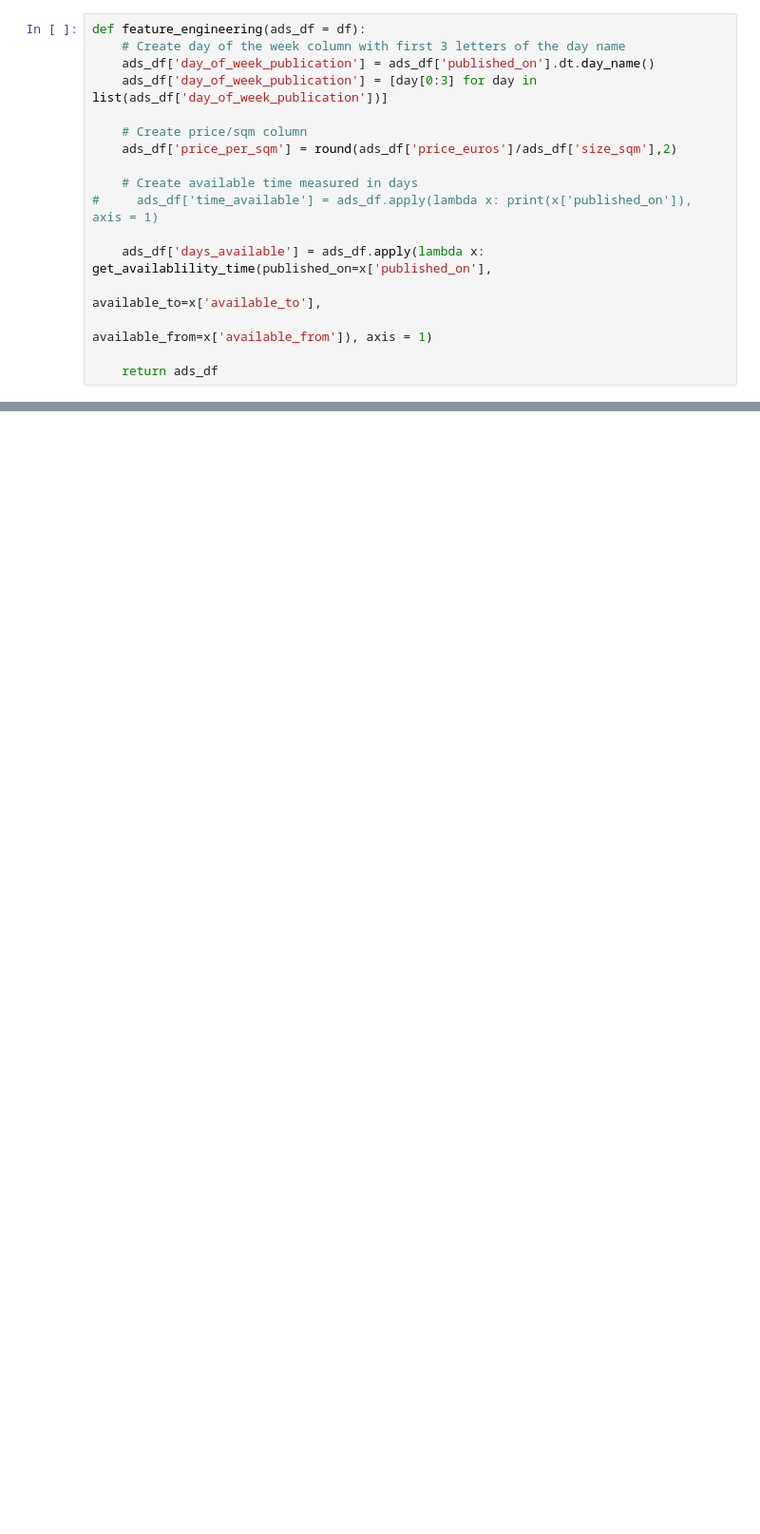
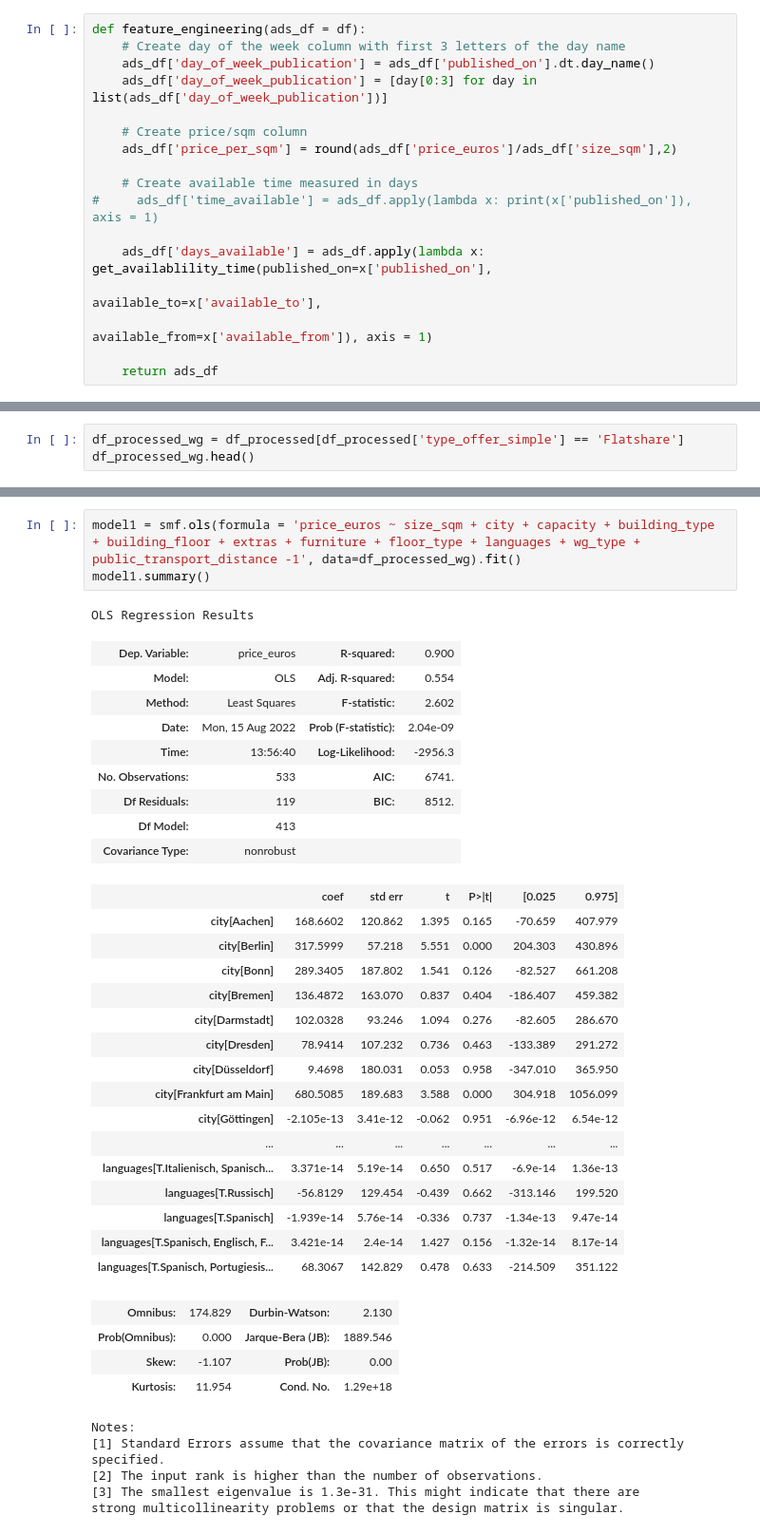
Before and after one commit to chvieira2/housing_crawler, a Jupyter notebook: notebooks/ads_table_cleaning.ipynb, the cells around one changed output, grey strips where cells are left out. Shown: that part at 95% size. Saved outputs shown, nothing was run; the diff lists cells and outputs as text; blank space fills up the shorter version.

```diff
--- a/notebooks/ads_table_cleaning.ipynb
+++ b/notebooks/ads_table_cleaning.ipynb
@@ -263,0 +312,3 @@ Name: wg_possible, dtype: int64
+# %%
+df_processed_wg = df_processed[df_processed['type_offer_simple'] == 'Flatshare']
+df_processed_wg.head()
@@ -263,0 +323,39 @@ Name: wg_possible, dtype: int64
+# %%
+model1 = smf.ols(formula = 'price_euros ~ size_sqm + city + capacity + building_type + building_floor + extras + furniture + floor_type + languages + wg_type + public_transport_distance -1', data=df_processed_wg).fit()
+model1.summary()
+# %% [output]
+OLS Regression Results
+| Dep. Variable: | price_euros | R-squared: | 0.900 |
+| Model: | OLS | Adj. R-squared: | 0.554 |
+| Method: | Least Squares | F-statistic: | 2.602 |
+| Date: | Mon, 15 Aug 2022 | Prob (F-statistic): | 2.04e-09 |
+| Time: | 13:56:40 | Log-Likelihood: | -2956.3 |
+| No. Observations: | 533 | AIC: | 6741. |
+| Df Residuals: | 119 | BIC: | 8512. |
+| Df Model: | 413 |  |  |
+| Covariance Type: | nonrobust |  |  |
+|  | coef | std err | t | P>|t| | [0.025 | 0.975] |
+| city[Aachen] | 168.6602 | 120.862 | 1.395 | 0.165 | -70.659 | 407.979 |
+| city[Berlin] | 317.5999 | 57.218 | 5.551 | 0.000 | 204.303 | 430.896 |
+| city[Bonn] | 289.3405 | 187.802 | 1.541 | 0.126 | -82.527 | 661.208 |
+| city[Bremen] | 136.4872 | 163.070 | 0.837 | 0.404 | -186.407 | 459.382 |
+| city[Darmstadt] | 102.0328 | 93.246 | 1.094 | 0.276 | -82.605 | 286.670 |
+| city[Dresden] | 78.9414 | 107.232 | 0.736 | 0.463 | -133.389 | 291.272 |
+| city[Düsseldorf] | 9.4698 | 180.031 | 0.053 | 0.958 | -347.010 | 365.950 |
+| city[Frankfurt am Main] | 680.5085 | 189.683 | 3.588 | 0.000 | 304.918 | 1056.099 |
+| city[Göttingen] | -2.105e-13 | 3.41e-12 | -0.062 | 0.951 | -6.96e-12 | 6.54e-12 |
+| ... | ... | ... | ... | ... | ... | ... |
+| languages[T.Italienisch, Spanisch... | 3.371e-14 | 5.19e-14 | 0.650 | 0.517 | -6.9e-14 | 1.36e-13 |
+| languages[T.Russisch] | -56.8129 | 129.454 | -0.439 | 0.662 | -313.146 | 199.520 |
+| languages[T.Spanisch] | -1.939e-14 | 5.76e-14 | -0.336 | 0.737 | -1.34e-13 | 9.47e-14 |
+| languages[T.Spanisch, Englisch, F... | 3.421e-14 | 2.4e-14 | 1.427 | 0.156 | -1.32e-14 | 8.17e-14 |
+| languages[T.Spanisch, Portugiesis... | 68.3067 | 142.829 | 0.478 | 0.633 | -214.509 | 351.122 |
+| Omnibus: | 174.829 | Durbin-Watson: | 2.130 |
+| Prob(Omnibus): | 0.000 | Jarque-Bera (JB): | 1889.546 |
+| Skew: | -1.107 | Prob(JB): | 0.00 |
+| Kurtosis: | 11.954 | Cond. No. | 1.29e+18 |
+Notes:
+[1] Standard Errors assume that the covariance matrix of the errors is correctly specified.
+[2] The input rank is higher than the number of observations.
+[3] The smallest eigenvalue is 1.3e-31. This might indicate that there are
+strong multicollinearity problems or that the design matrix is singular.
```
Also changed, not shown: parts of 14 cells of this notebook, 3 other files.
